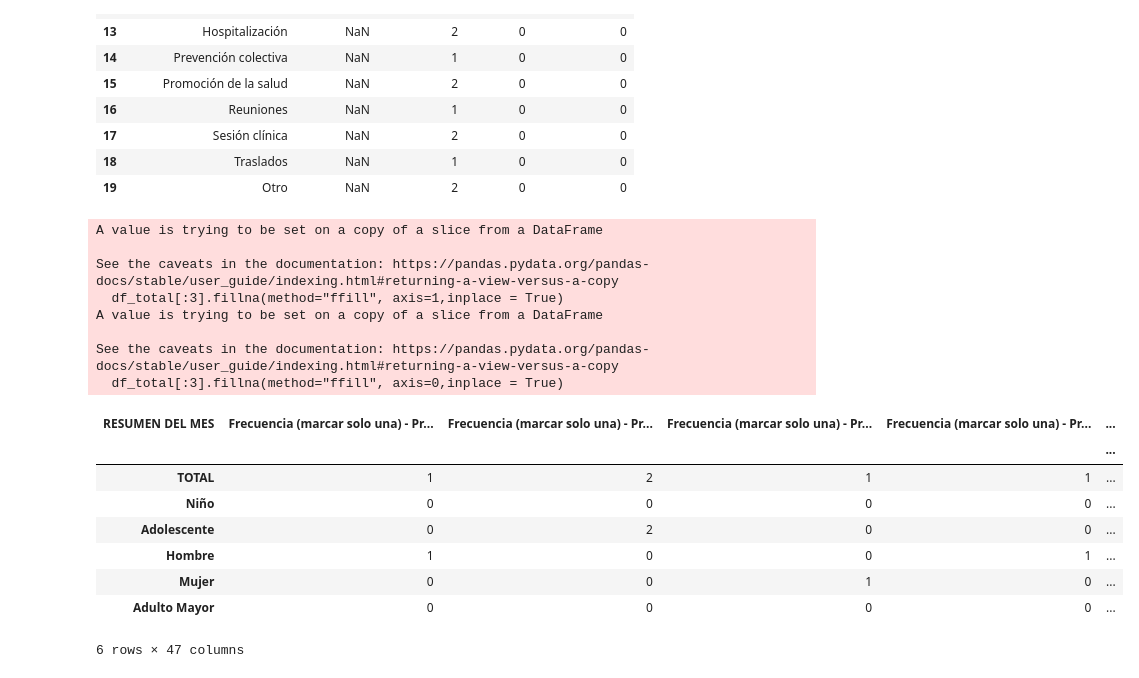
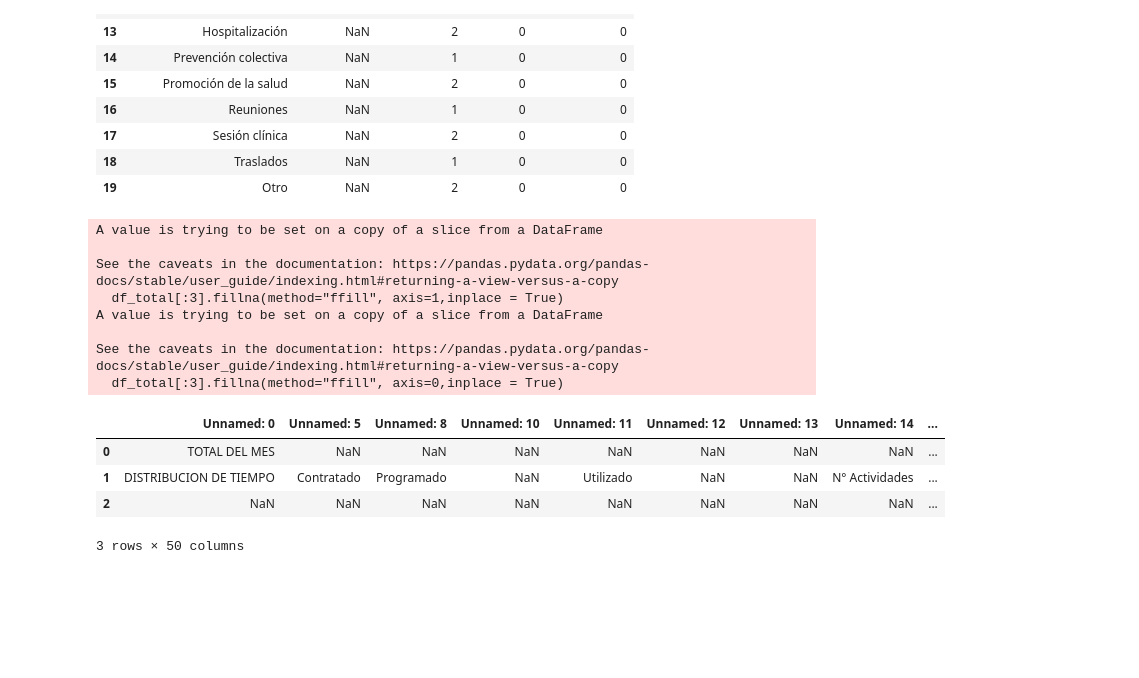
Before and after one commit to TFGIndicadores/Herramienta-Programada, a Jupyter notebook: Pruebas.ipynb, the cells around one changed output. Drawn from its saved outputs; the diff is of its cells as text; code cells hidden in the pictures; blank space fills up the shorter version.

```diff
--- a/Pruebas.ipynb
+++ b/Pruebas.ipynb
@@ -57,40 +57,38 @@ df_total.dropna(axis = 1,how = "all",inplace = True)
 
 df_total[:3].fillna(method="ffill", axis=1,inplace = True)
 df_total[:3].fillna(method="ffill", axis=0,inplace = True)
 
 
 
 df_total = df_total.transpose()
 
 
 
 df_total.iloc[1, 1] = df_total.iloc[1, 1] +" - "+ df_total.iloc[1, 2]
 df_total.iloc[2:6, 1] = df_total.iloc[2:6, 1].astype(str) +" - "+ df_total.iloc[2:6, 2].astype(str) +" - "+ df_total.iloc[2:6, 3].astype(str)
 df_total.iloc[1:, 0] = df_total.iloc[1:, 0].astype(str) +" - "+ df_total.iloc[1:, 1].astype(str)
 df_total.drop(df_total.columns[[1, 2, 3]],axis = 1, inplace = True)
 df_total.columns = df_total.iloc[0]
 df_total = df_total[1:]
 df_total = df_total.reset_index(drop=True)
 df_total.columns.rename("",inplace=True)
 df_total = df_total.transpose()
 df_total.columns = df_total.iloc[0]
 df_total = df_total[1:]
-df_total
+
+df.info
+df.head(3)
 # %% [output]
 A value is trying to be set on a copy of a slice from a DataFrame
 
 See the caveats in the documentation: https://pandas.pydata.org/pandas-docs/stable/user_guide/indexing.html#returning-a-view-versus-a-copy
   df_total[:3].fillna(method="ffill", axis=1,inplace = True)
 A value is trying to be set on a copy of a slice from a DataFrame
 
 See the caveats in the documentation: https://pandas.pydata.org/pandas-docs/stable/user_guide/indexing.html#returning-a-view-versus-a-copy
   df_total[:3].fillna(method="ffill", axis=0,inplace = True)
-| RESUMEN DEL MES | Frecuencia (marcar solo una) - Pr... | Frecuencia (marcar solo una) - Pr... | Frecuencia (marcar solo una) - Pr... | Frecuencia (marcar solo una) - Pr... | ... |
-|  |  |  |  |  | ... |
-| TOTAL | 1 | 2 | 1 | 1 | ... |
-| Niño | 0 | 0 | 0 | 0 | ... |
-| Adolescente | 0 | 2 | 0 | 0 | ... |
-| Hombre | 1 | 0 | 0 | 1 | ... |
-| Mujer | 0 | 0 | 1 | 0 | ... |
-| Adulto Mayor | 0 | 0 | 0 | 0 | ... |
+|  | Unnamed: 0 | Unnamed: 5 | Unnamed: 8 | Unnamed: 10 | Unnamed: 11 | Unnamed: 12 | Unnamed: 13 | Unnamed: 14 | ... |
+| 0 | TOTAL DEL MES | NaN | NaN | NaN | NaN | NaN | NaN | NaN | ... |
+| 1 | DISTRIBUCION DE TIEMPO | Contratado | Programado | NaN | Utilizado | NaN | NaN | N° Actividades | ... |
+| 2 | NaN | NaN | NaN | NaN | NaN | NaN | NaN | NaN | ... |
-6 rows × 47 columns
+3 rows × 50 columns
```
